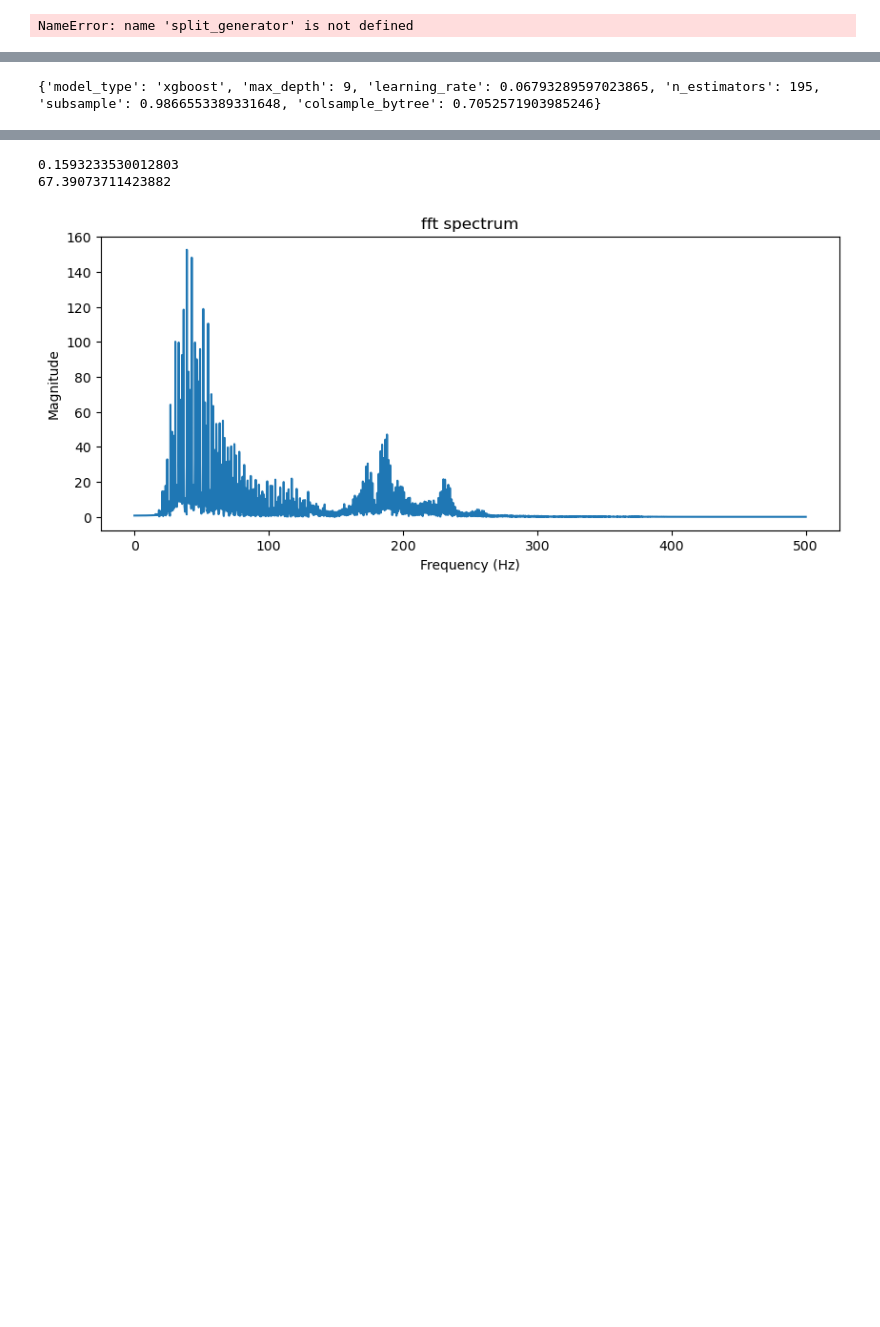
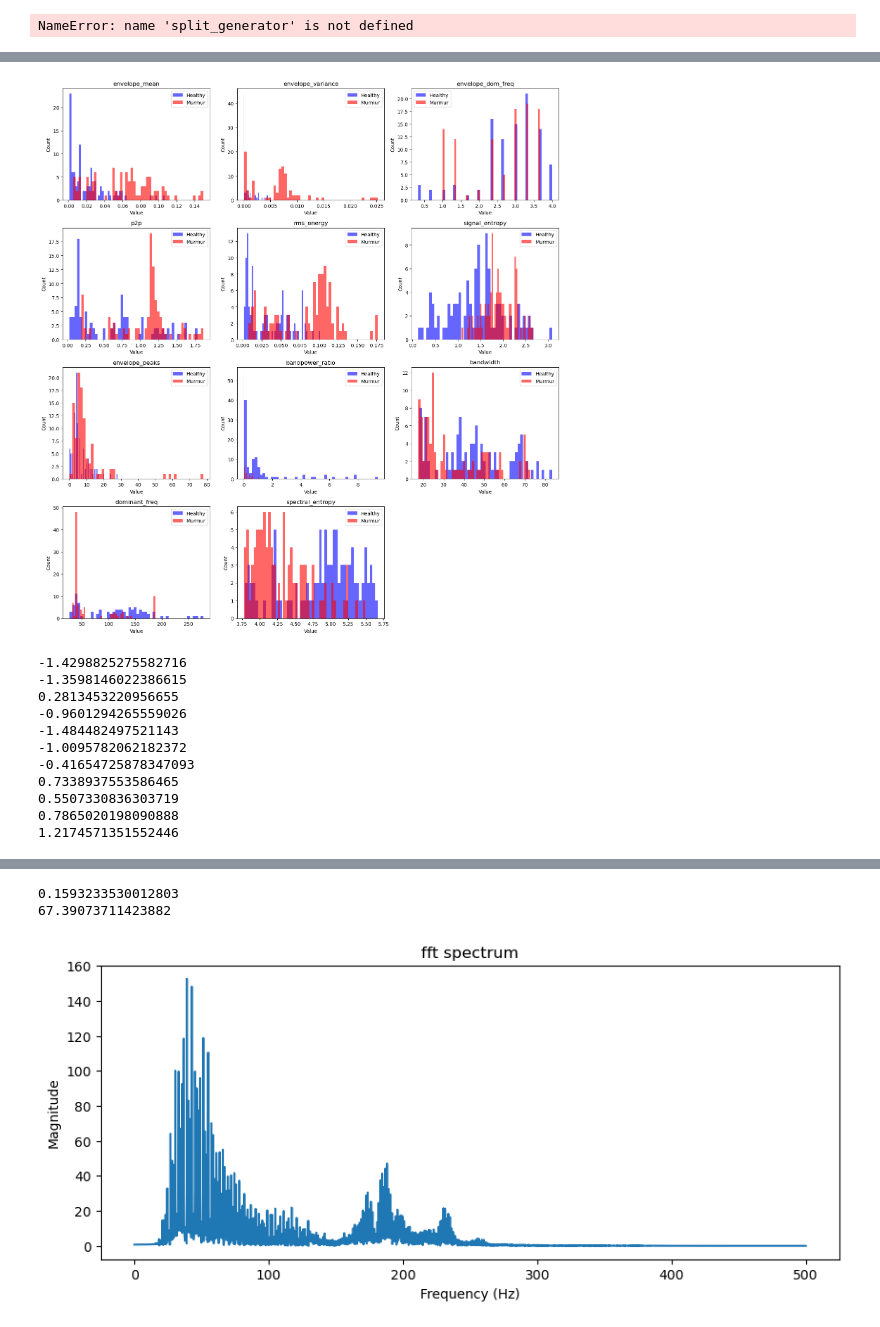
Before and after one commit to dl5415/Heart-sound-classifier, a Jupyter notebook: Healthy_vs_murmur.ipynb, the cells around one changed output, grey strips where cells are left out. Cells and saved outputs as stored; diff of their text form; code cells hidden in the pictures; blank space fills up the shorter version.

```diff
--- a/Healthy_vs_murmur.ipynb
+++ b/Healthy_vs_murmur.ipynb
@@ -676,4 +695,54 @@ artifact sample size: 40
 # %%
-#Visualization of missed classified trials
+# Features analyses (most for informing about future work)
+#conclusion: some features may not be informative
+#for those ones that are informative, how to engineer variants of
+
+#Histogram of each feature murmur vs healthy
+n_features = train_set.shape[1]
+n_cols = 3
+n_rows = int(np.ceil(n_features / n_cols))
+
+plt.figure(figsize=(5 * n_cols, 4 * n_rows))
+
+feature_names = ['envelope_mean', 'envelope_variance', 'envelope_dom_freq', 'p2p', 'rms_energy', 'signal_entropy', 'envelope_peaks',
+                'bandpower_ratio', 'bandwidth', 'dominant_freq', 'spectral_entropy']
+
+for feature_id in range (train_set.shape[1]):
+    feature_healthy = train_set[train_set_labels == 0,feature_id]
+    feature_murmur = train_set[train_set_labels == 1,feature_id]
+    plt.subplot(n_rows, n_cols, feature_id + 1)
+    plt.hist(feature_healthy, bins=50, alpha=0.6, label='Healthy', color='blue')
+    plt.hist(feature_murmur, bins=50, alpha=0.6, label='Murmur', color='red')
+    plt.title(feature_names[feature_id])
+    plt.xlabel('Value')
+    plt.ylabel('Count')
+    plt.legend()
+
+plt.tight_layout()
+plt.show()
+
+#Feature selection: model-driven feature importance using XGBoost. (no need to do this, just have this as an option)
+
+#Statistically, are features separable between classes:
+def cohen_d(x1, x2):
+    return (np.mean(x1) - np.mean(x2)) / np.sqrt((np.std(x1)**2 + np.std(x2)**2)/2)
+
+for feature_id in range (train_set.shape[1]):
+    feature_healthy = train_set[train_set_labels == 0,feature_id]
+    feature_murmur = train_set[train_set_labels == 1,feature_id]
+    print(cohen_d(feature_healthy, feature_murmur))
+
+#Analyses on the trials that are classified incorrectly
 # %% [output]
+[figure, added]
-{'model_type': 'xgboost', 'max_depth': 9, 'learning_rate': 0.06793289597023865, 'n_estimators': 195, 'subsample': 0.9866553389331648, 'colsample_bytree': 0.7052571903985246}
+-1.4298825275582716
+-1.3598146022386615
+0.2813453220956655
+-0.9601294265559026
+-1.484482497521143
+-1.0095782062182372
+-0.41654725878347093
+0.7338937553586465
+0.5507330836303719
+0.7865020198090888
+1.2174571351552446
```
Also changed, not shown: parts of 10 cells of this notebook.
